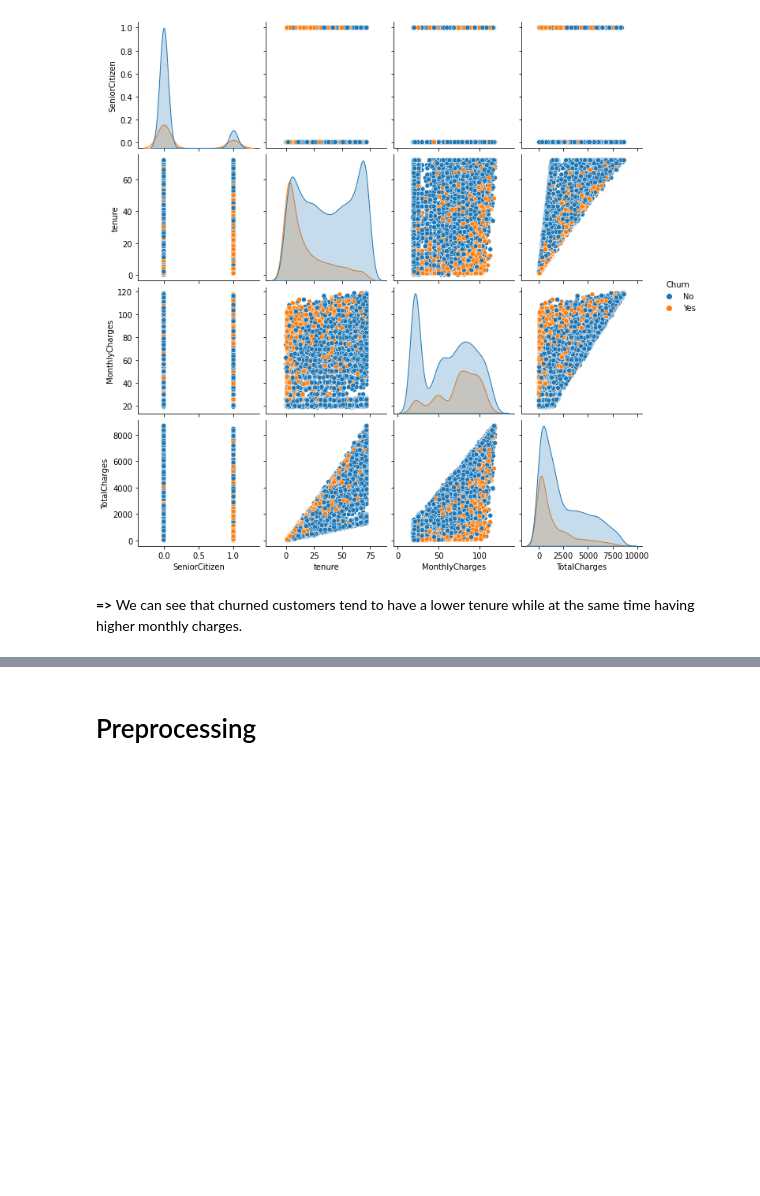
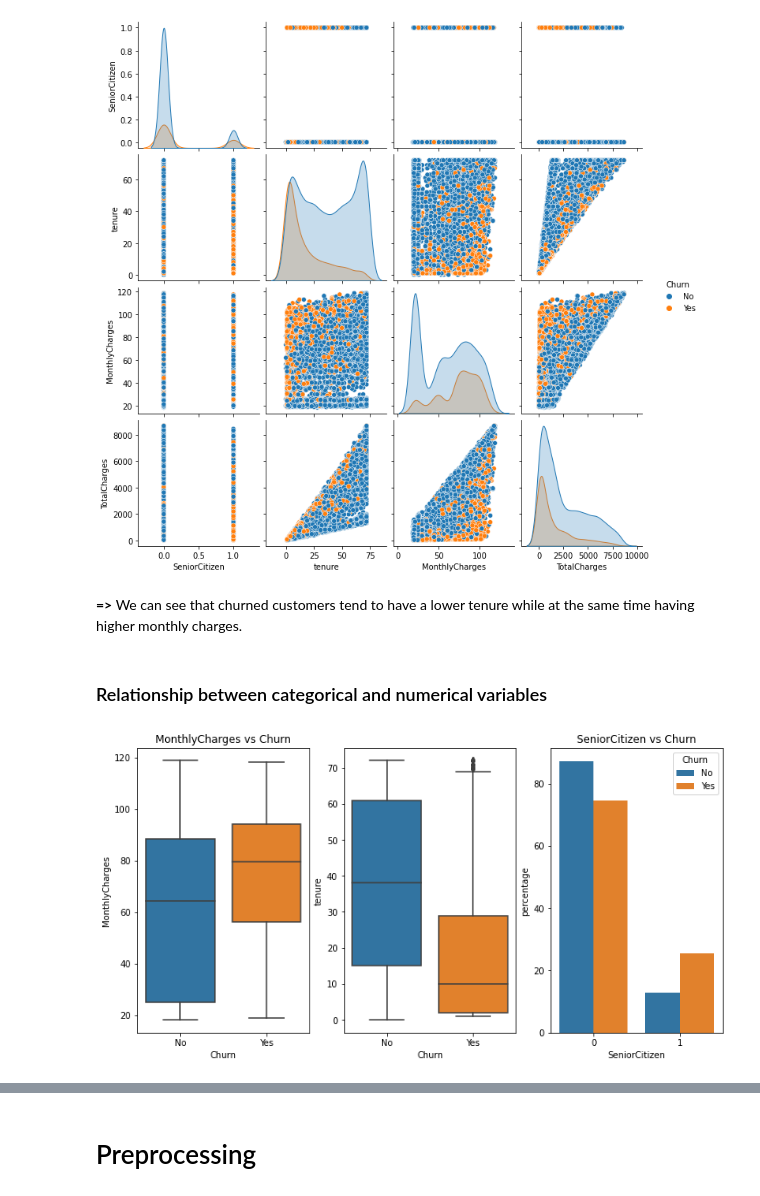
Before and after one commit to AmelieRmd/Customer-Churn, a Jupyter notebook: Churn_modeling.ipynb, the cells around one changed output, grey strips where cells are left out. Cells and saved outputs as stored; diff of their text form; code cells hidden in the pictures; blank space fills up the shorter version.

```diff
--- a/Churn_modeling.ipynb
+++ b/Churn_modeling.ipynb
@@ -155,3 +159,29 @@ plt.show()
 [figure]
 # %% [markdown]
 **=>** We can see that churned customers tend to have a lower tenure while at the same time having higher monthly charges.
+# %% [markdown]
+### Relationship between categorical and numerical variables
+# %%
+# Relationship between categorical and numerical variables
+
+fig, axes = plt.subplots(nrows=1, ncols=3, figsize=(12,6))
+
+# Are churned customers likely to get charged more ?
+plt.subplot(1,3,1)
+sns.boxplot(x=telco['Churn'], y=telco['MonthlyCharges'])
+plt.title('MonthlyCharges vs Churn')
+
+# When do customers churn ?
+plt.subplot(1,3,2)
+sns.boxplot(x=telco['Churn'], y=telco['tenure'])
+
+# Are senior citizen more likely to churn ?
+plt.subplot(1,3,3)
+counts = (telco.groupby(['Churn'])['SeniorCitizen']
+          .value_counts(normalize=True)
+          .rename('percentage')
+          .mul(100)
+          .reset_index())
+sns.barplot(x='SeniorCitizen', y='percentage', hue='Churn', data=counts).set_title('SeniorCitizen vs Churn');
+# %% [output]
+[figure, added]
```
Also changed, not shown: parts of 20 cells of this notebook.
